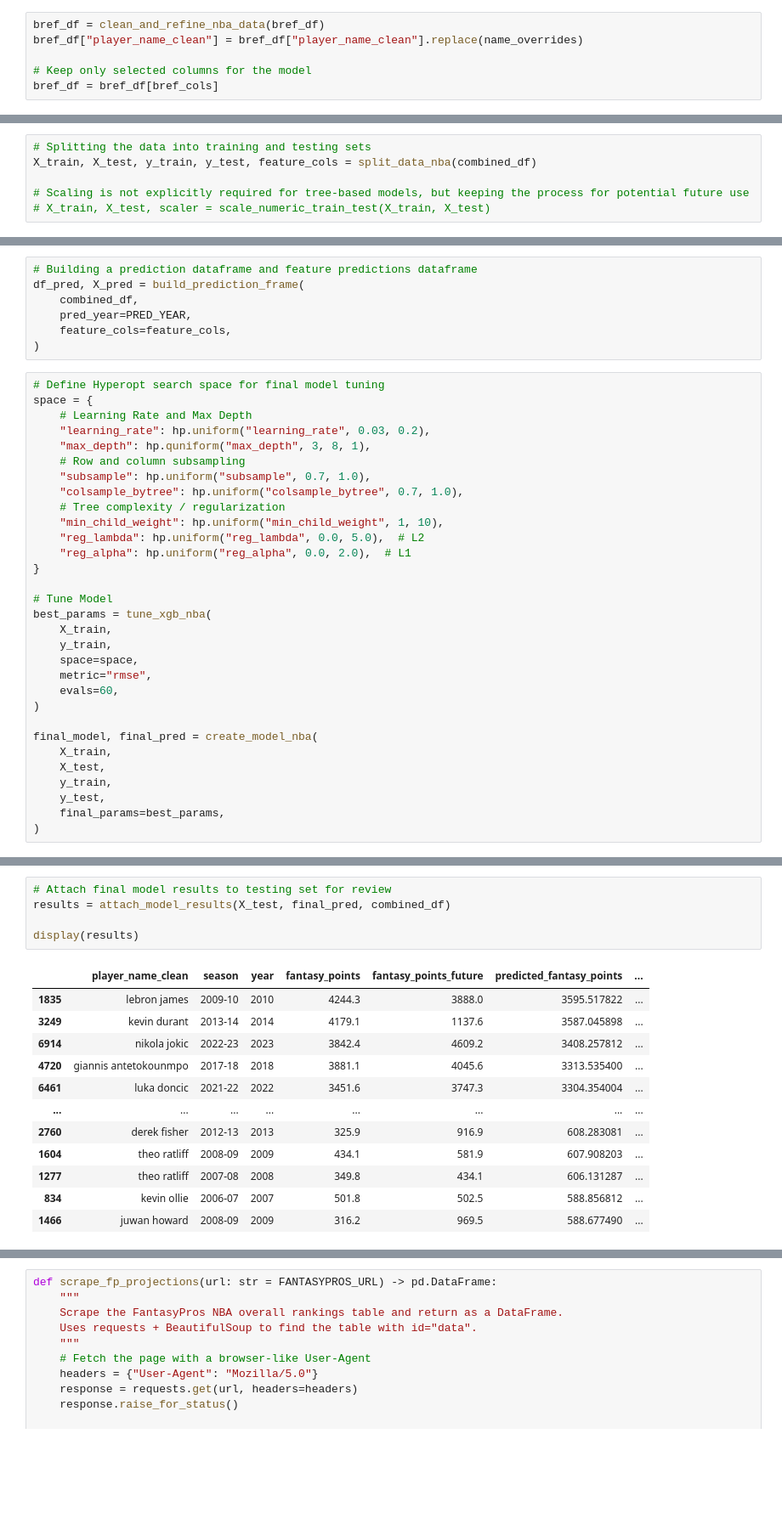
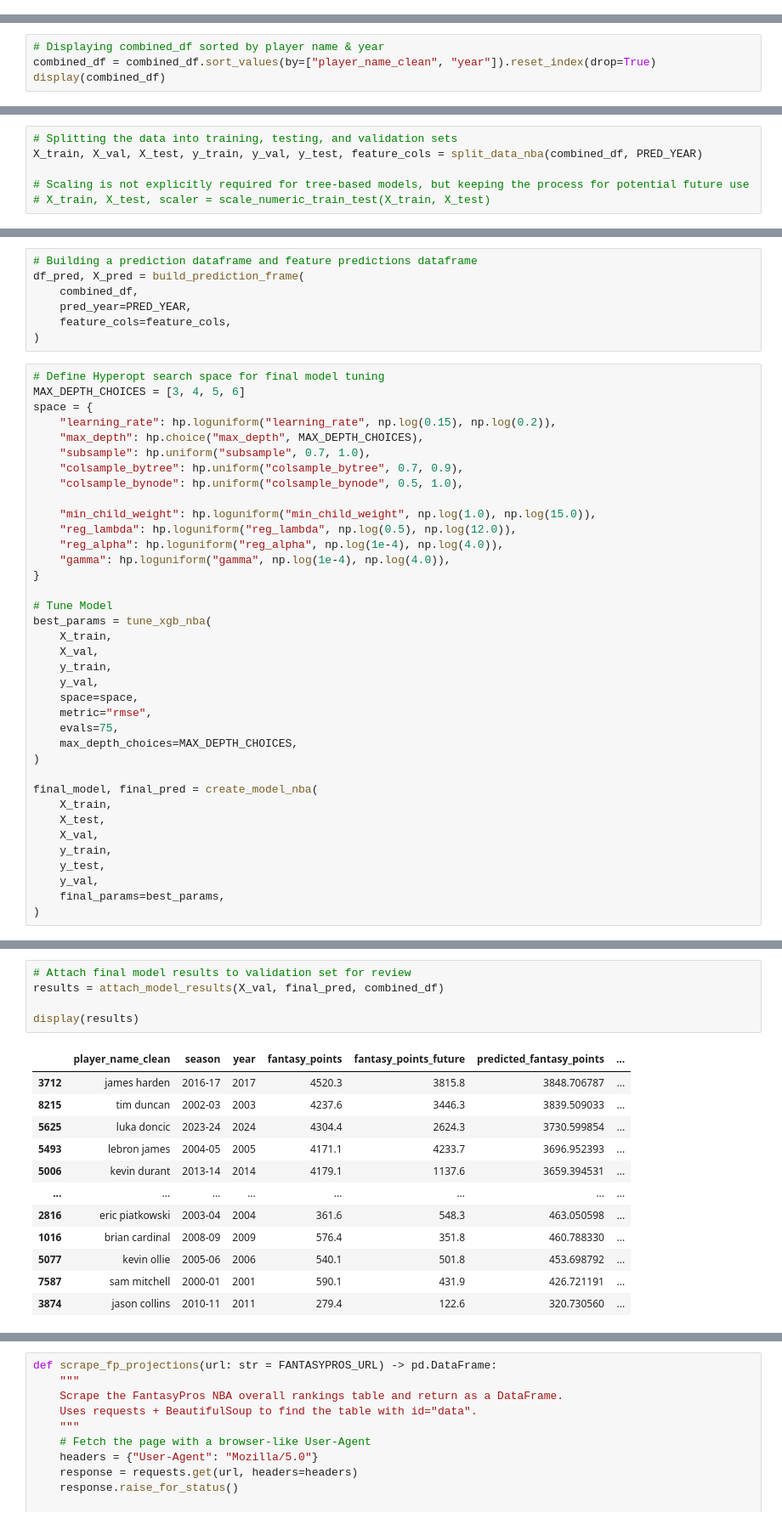
Before and after one commit to boon-man/nba_modeling, a Jupyter notebook: run_model.ipynb, the cells around one changed output, grey strips where cells are left out. Shown: that part at 85% size. Drawn from its saved outputs; the diff is of its cells as text; blank space fills up the shorter version.

Commit message:
Updates to split functions into module scripts, productionalizing code

```diff
--- a/run_model.ipynb
+++ b/run_model.ipynb
@@ -785,9 +80,3 @@ api_df = api_df[selected_columns]
-# %%
-bref_df = clean_and_refine_nba_data(bref_df)
-bref_df["player_name_clean"] = bref_df["player_name_clean"].replace(name_overrides)
-
-# Keep only selected columns for the model
-bref_df = bref_df[bref_cols]
 # %%
 display(api_df)
 # %% [output]
@@ -1047,0 +224,4 @@ display(combined_df)
+# %%
+# Displaying combined_df sorted by player name & year
+combined_df = combined_df.sort_values(by=["player_name_clean", "year"]).reset_index(drop=True)
+display(combined_df)
@@ -1316,8 +244,8 @@ def create_model_nba(
 # %% [markdown]
 ## Defining training & testing datasets
 # %%
-# Splitting the data into training and testing sets
-X_train, X_test, y_train, y_test, feature_cols = split_data_nba(combined_df)
+# Splitting the data into training, testing, and validation sets
+X_train, X_val, X_test, y_train, y_val, y_test, feature_cols = split_data_nba(combined_df, PRED_YEAR)
 
 # Scaling is not explicitly required for tree-based models, but keeping the process for potential future use
 # X_train, X_test, scaler = scale_numeric_train_test(X_train, X_test)
@@ -1505,33 +288,39 @@ df_pred, X_pred = build_prediction_frame(
 )
 # %%
 # Define Hyperopt search space for final model tuning
+MAX_DEPTH_CHOICES = [3, 4, 5, 6]
 space = {
-    # Learning Rate and Max Depth
-    "learning_rate": hp.uniform("learning_rate", 0.03, 0.2),
-    "max_depth": hp.quniform("max_depth", 3, 8, 1),
-    # Row and column subsampling
+    "learning_rate": hp.loguniform("learning_rate", np.log(0.15), np.log(0.2)),
+    "max_depth": hp.choice("max_depth", MAX_DEPTH_CHOICES),
     "subsample": hp.uniform("subsample", 0.7, 1.0),
-    "colsample_bytree": hp.uniform("colsample_bytree", 0.7, 1.0),
-    # Tree complexity / regularization
-    "min_child_weight": hp.uniform("min_child_weight", 1, 10),
-    "reg_lambda": hp.uniform("reg_lambda", 0.0, 5.0),  # L2
-    "reg_alpha": hp.uniform("reg_alpha", 0.0, 2.0),  # L1
+    "colsample_bytree": hp.uniform("colsample_bytree", 0.7, 0.9),
+    "colsample_bynode": hp.uniform("colsample_bynode", 0.5, 1.0),
+
+    "min_child_weight": hp.loguniform("min_child_weight", np.log(1.0), np.log(15.0)),
+    "reg_lambda": hp.loguniform("reg_lambda", np.log(0.5), np.log(12.0)),
+    "reg_alpha": hp.loguniform("reg_alpha", np.log(1e-4), np.log(4.0)),
+    "gamma": hp.loguniform("gamma", np.log(1e-4), np.log(4.0)),
 }
 
 # Tune Model
 best_params = tune_xgb_nba(
     X_train,
+    X_val,
     y_train,
+    y_val,
     space=space,
     metric="rmse",
-    evals=60,
+    evals=75,
+    max_depth_choices=MAX_DEPTH_CHOICES,
 )
 
 final_model, final_pred = create_model_nba(
     X_train,
     X_test,
+    X_val,
     y_train,
     y_test,
+    y_val,
     final_params=best_params,
 )
 # %% [output]
@@ -1554,18 +344,18 @@ fi_plot
 # %%
-# Attach final model results to testing set for review
-results = attach_model_results(X_test, final_pred, combined_df)
+# Attach final model results to validation set for review
+results = attach_model_results(X_val, final_pred, combined_df)
 
 display(results)
 # %% [output]
 |  | player_name_clean | season | year | fantasy_points | fantasy_points_future | predicted_fantasy_points | ... |
-| 1835 | lebron james | 2009-10 | 2010 | 4244.3 | 3888.0 | 3595.517822 | ... |
-| 3249 | kevin durant | 2013-14 | 2014 | 4179.1 | 1137.6 | 3587.045898 | ... |
-| 6914 | nikola jokic | 2022-23 | 2023 | 3842.4 | 4609.2 | 3408.257812 | ... |
-| 4720 | giannis antetokounmpo | 2017-18 | 2018 | 3881.1 | 4045.6 | 3313.535400 | ... |
-| 6461 | luka doncic | 2021-22 | 2022 | 3451.6 | 3747.3 | 3304.354004 | ... |
+| 3712 | james harden | 2016-17 | 2017 | 4520.3 | 3815.8 | 3848.706787 | ... |
+| 8215 | tim duncan | 2002-03 | 2003 | 4237.6 | 3446.3 | 3839.509033 | ... |
+| 5625 | luka doncic | 2023-24 | 2024 | 4304.4 | 2624.3 | 3730.599854 | ... |
+| 5493 | lebron james | 2004-05 | 2005 | 4171.1 | 4233.7 | 3696.952393 | ... |
+| 5006 | kevin durant | 2013-14 | 2014 | 4179.1 | 1137.6 | 3659.394531 | ... |
 | ... | ... | ... | ... | ... | ... | ... | ... |
-| 2760 | derek fisher | 2012-13 | 2013 | 325.9 | 916.9 | 608.283081 | ... |
-| 1604 | theo ratliff | 2008-09 | 2009 | 434.1 | 581.9 | 607.908203 | ... |
-| 1277 | theo ratliff | 2007-08 | 2008 | 349.8 | 434.1 | 606.131287 | ... |
-| 834 | kevin ollie | 2006-07 | 2007 | 501.8 | 502.5 | 588.856812 | ... |
-| 1466 | juwan howard | 2008-09 | 2009 | 316.2 | 969.5 | 588.677490 | ... |
+| 2816 | eric piatkowski | 2003-04 | 2004 | 361.6 | 548.3 | 463.050598 | ... |
+| 1016 | brian cardinal | 2008-09 | 2009 | 576.4 | 351.8 | 460.788330 | ... |
+| 5077 | kevin ollie | 2005-06 | 2006 | 540.1 | 501.8 | 453.698792 | ... |
+| 7587 | sam mitchell | 2000-01 | 2001 | 590.1 | 431.9 | 426.721191 | ... |
+| 3874 | jason collins | 2010-11 | 2011 | 279.4 | 122.6 | 320.730560 | ... |
```
Also changed, not shown: parts of 58 cells of this notebook, 8 other files.
